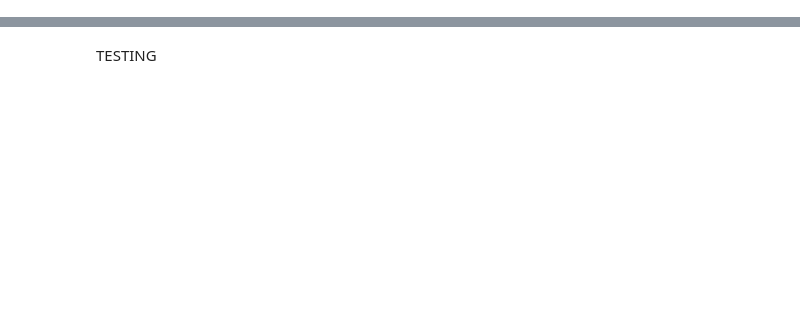
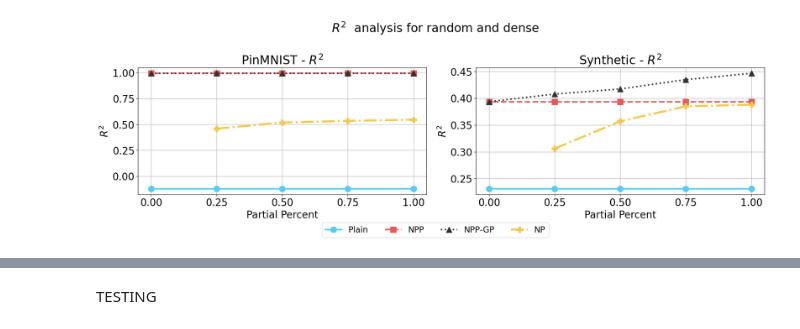
Before and after one commit to neu-spiral/Neural-Point-Processes, a Jupyter notebook: Results.ipynb, the cells around one changed output, grey strips where cells are left out. Cells and saved outputs as stored; diff of their text form; code cells hidden in the pictures; blank space fills up the shorter version.

Commit message:
Newest result notebook

```diff
--- a/Results.ipynb
+++ b/Results.ipynb
@@ -105,0 +301,89 @@ df.head()
+# %%
+# NP Results
+x_NP = [0.25, 0.50, 0.75, 1.00]
+Synthetic = {
+ "grid sparse": [0.969, 0.971, 0.972, 0.969], # Grid Sparse
+ "grid dense": [0.408, 0.440, 0.448, 0.452], # Grid Dense
+ "random sparse": [0.418, 0.412, 0.416, 0.405], # Random Sparse
+ "random dense": [0.306, 0.357, 0.385, 0.388]} # Random Dense
+PinMNIST = {
+ "grid sparse": [-0.576, -0.577, -0.576, -0.576], # Grid Sparse
+ "grid dense": [0.535, 0.580, 0.600, 0.607], # Grid Dense
+ "random sparse": [-125.973, -131.527, -252.488, -200.553], # Random Sparse
+ "random dense": [0.459, 0.518, 0.534, 0.546]} # Random Dense
+Buildings = {
+ "grid sparse": [], # Grid Sparse
+ "grid dense": [], # Grid Dense
+ "random sparse": [], # Random Sparse
+ "random dense": []} # Random Dense
+NP = [PinMNIST, Synthetic, Buildings]
+# %%
+# Correcting the variable naming conflict and trying again
+import matplotlib.pyplot as plt
+import matplotlib
+import seaborn as sns
+import numpy as np
+
+font = {'size': 20}
+
+matplotlib.rc('font', **font)
+
+# Filter the DataFrame for rows where Feature is equal to "AE"
+df_ae = df[(df['Feature'] == 'AE') & (df['Extra layers'] == False)]
+
+# Settings for visualization
+metrics = ['R2']
+data_groups = ['MSE', 'NPP', 'GP']
+data_names = ['Plain', 'NPP', 'NPP-GP']
+datasets = df_ae['Dataset'].unique()
+modes = ['random'] #df_ae['Mode'].unique()
+npins = [100] #df_ae['NPins'].unique()
+mode_name = 'random' if modes[0] == 'random' else 'grid'
+density = 'dense' if npins[0] == 100 else 'sparse'
+#colors = sns.color_palette("tab10", n_colors=len(modes)*len(npins))
+colors= ["#56CCF2", "#EB5757", "#333333", "#F2C94C"] #["#56CCF2", None, "#EB5757", None, "#333333", "#F2C94C"]
+linestyles = ['-', '--', ':', '-.']
+markers = ['o', 's', '^', 'P']
+fig, axs = plt.subplots(len(metrics), len(datasets), figsize=(19, 6), sharex=True)
+# Function to plot the lines, with fixed variable naming
+def plot_lines(ax, k, metric):
+    for mode_idx, mode in enumerate(modes):
+        for npins_idx, npins_value in enumerate(sorted(npins)):  # Corrected variable name here
+            for data_group_idx, data_group in enumerate(data_groups):
+                # Filter the dataset for the specific conditions
+                df_filtered = df_ae[(df_ae['Dataset'] == datasets[k]) & (df_ae['Mode'] == mode) &
+                                    (df_ae['NPins'] == npins_value)]
+                if df_filtered.empty:
+                    continue
+                label = data_names[data_group_idx]
+                color = colors[data_group_idx] #colors[mode_idx * len(npins) + list(sorted(npins)).index(npins_value)]
+                linestyle = linestyles[data_group_idx] #linestyles[data_group_idx]
+                marker =  markers[data_group_idx] #markers[data_group_idx]
+                ax.plot(df_filtered['Partial Percent'], df_filtered[data_group] if metric == 'MSE' else df_filtered[f'R2 {data_group}'],
+                        label=label, color=color, linestyle=linestyle, marker=marker, markersize=12, linewidth=3)
+    ax.plot(x_NP, NP[j][f"{modes[0]} {density}"],
+                        label="NP", color=colors[3], linestyle=linestyles[3], marker=markers[3], markersize=12, linewidth=4)
+# Re-plotting for each subplot with the corrected function
+
+for j, dataset in enumerate(datasets):
+    plot_lines(axs[j], j, metrics[0])
+    #if i == 0:
+    #    axs[i, j].set_yscale('log')
+    axs[j].set_title(f'{dataset} - $R^2$')
+    axs[j].set_xlabel('Partial Percent')
+    axs[j].set_ylabel('$R^2$')
+    #axs[j].set_ylim([-1.1,1.1])
+    axs[j].set_xticks([0.00, 0.25, 0.50, 0.75, 1.00])
+    #axs[i, j].legend(loc='best', fontsize='small')
+    axs[j].grid(True)
+
+handles, labels = axs[0].get_legend_handles_labels()
+
+# Placing a global legend below the subplots
+fig.legend(handles, labels, loc='lower center', bbox_to_anchor=(0.5, -0.05), ncol=4, fontsize='small')
+fig.suptitle(f'$R^2$  analysis for {mode_name} and {density}')
+plt.tight_layout()
+plt.savefig(f"AE_Results_{mode_name}_{density}.pdf", format="pdf", bbox_inches="tight", transparent=True)
+plt.show()
+# %% [output]
+[figure, added]
```
Also changed, not shown: parts of 10 cells of this notebook.
